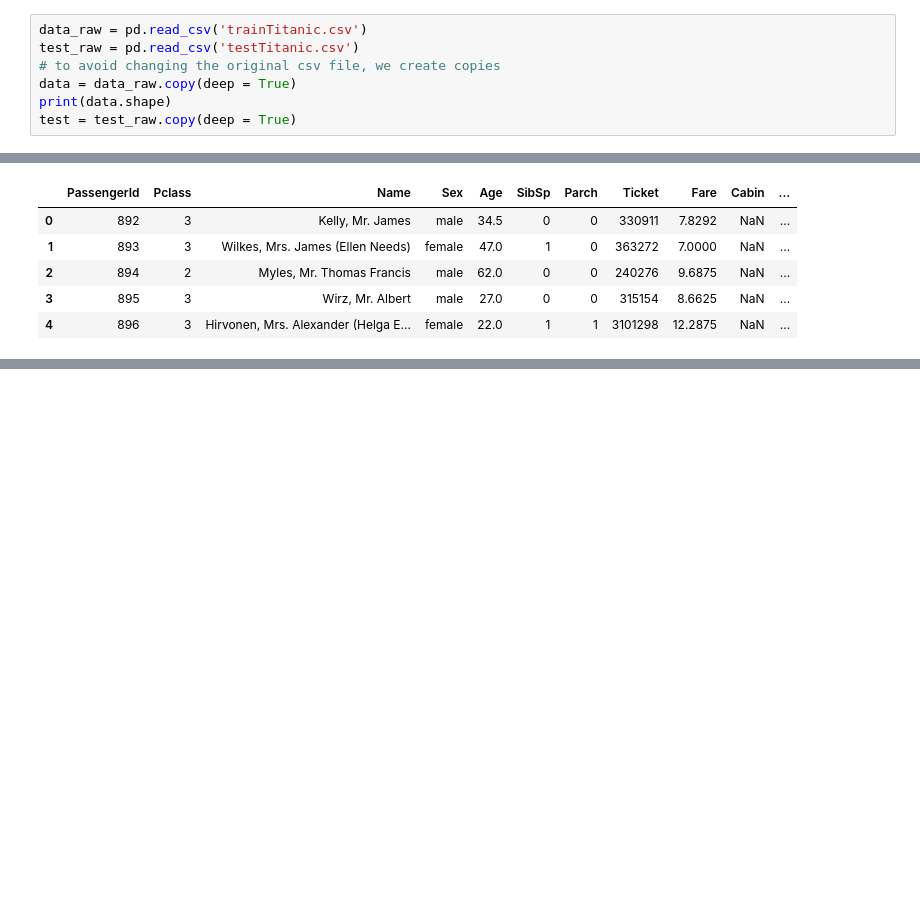
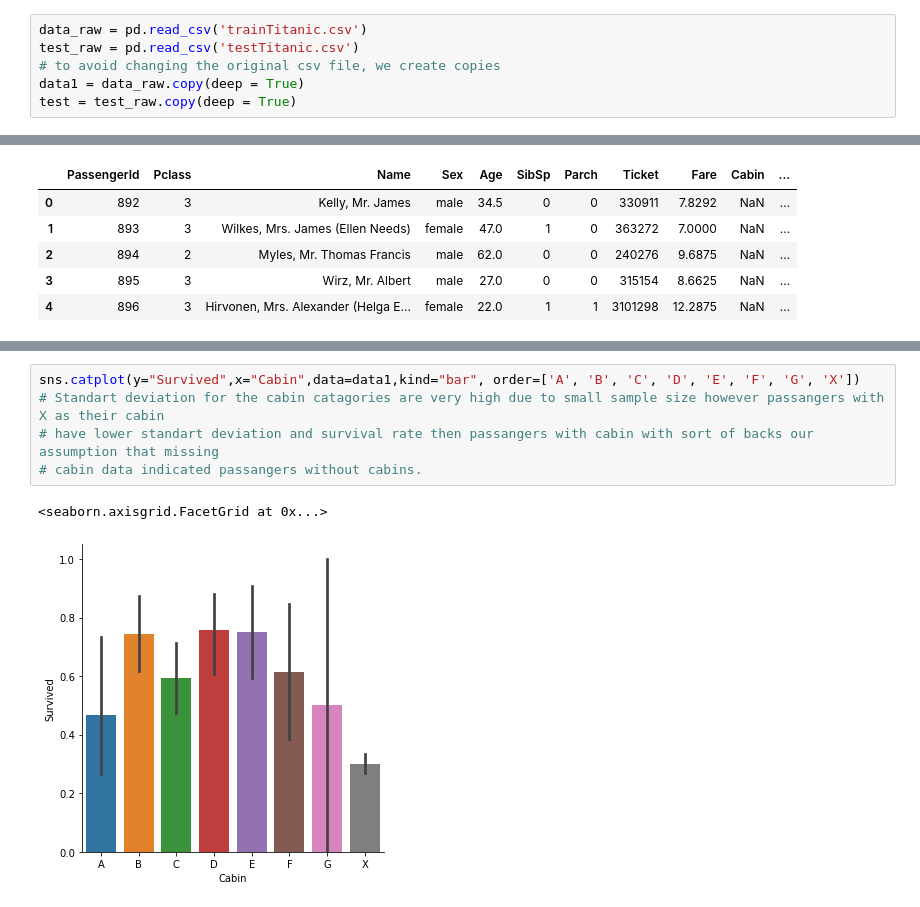
Before and after one commit to cucearda/TitanicProject, a Jupyter notebook: Titanic.ipynb, the cells around one changed output, grey strips where cells are left out. Saved outputs shown, nothing was run; the diff lists cells and outputs as text; blank space fills up the shorter version.

Commit message:
Data cleaning complete, started EDA

```diff
--- a/Titanic.ipynb
+++ b/Titanic.ipynb
@@ -14,6 +16,5 @@ import seaborn as sns
 data_raw = pd.read_csv('trainTitanic.csv')
 test_raw = pd.read_csv('testTitanic.csv')
 # to avoid changing the original csv file, we create copies
-data = data_raw.copy(deep = True)
-print(data.shape)
+data1 = data_raw.copy(deep = True)
 test = test_raw.copy(deep = True)
@@ -167,0 +146,8 @@ for d in datas:
+# %%
+sns.catplot(y="Survived",x="Cabin",data=data1,kind="bar", order=['A', 'B', 'C', 'D', 'E', 'F', 'G', 'X'])
+# Standart deviation for the cabin catagories are very high due to small sample size however passangers with X as their cabin
+# have lower standart deviation and survival rate then passangers with cabin with sort of backs our assumption that missing
+# cabin data indicated passangers without cabins.
+# %% [output]
+<seaborn.axisgrid.FacetGrid at 0x...>
+[figure, added]
```
Also changed, not shown: parts of 42 cells of this notebook.
